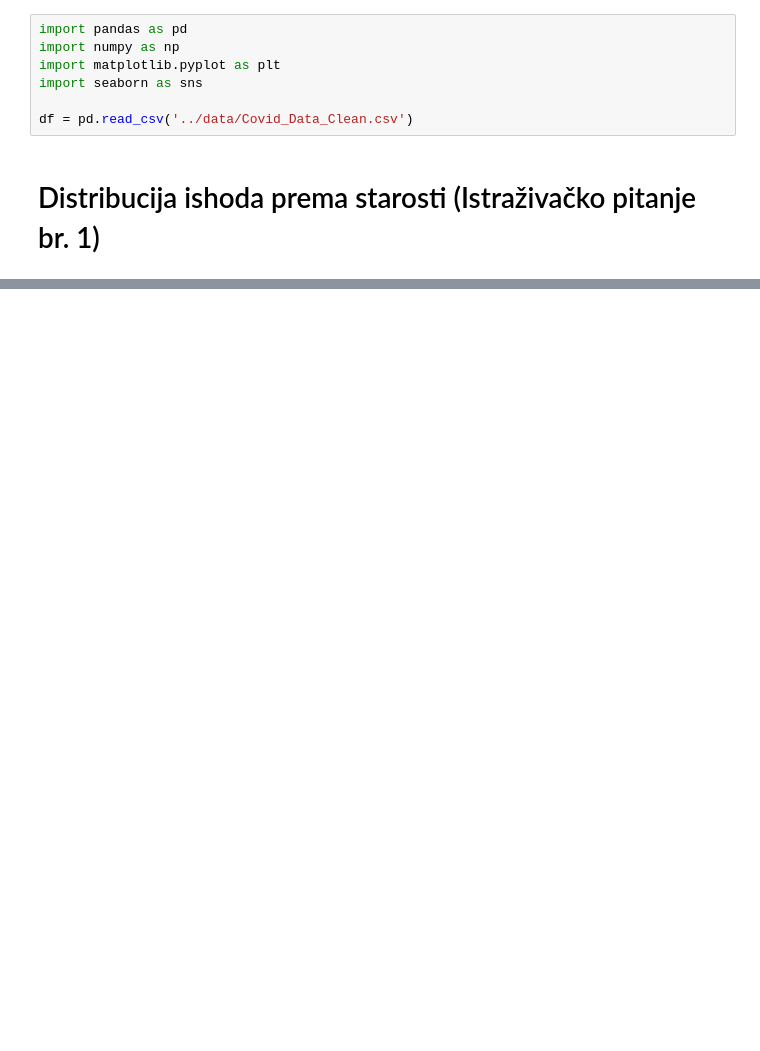
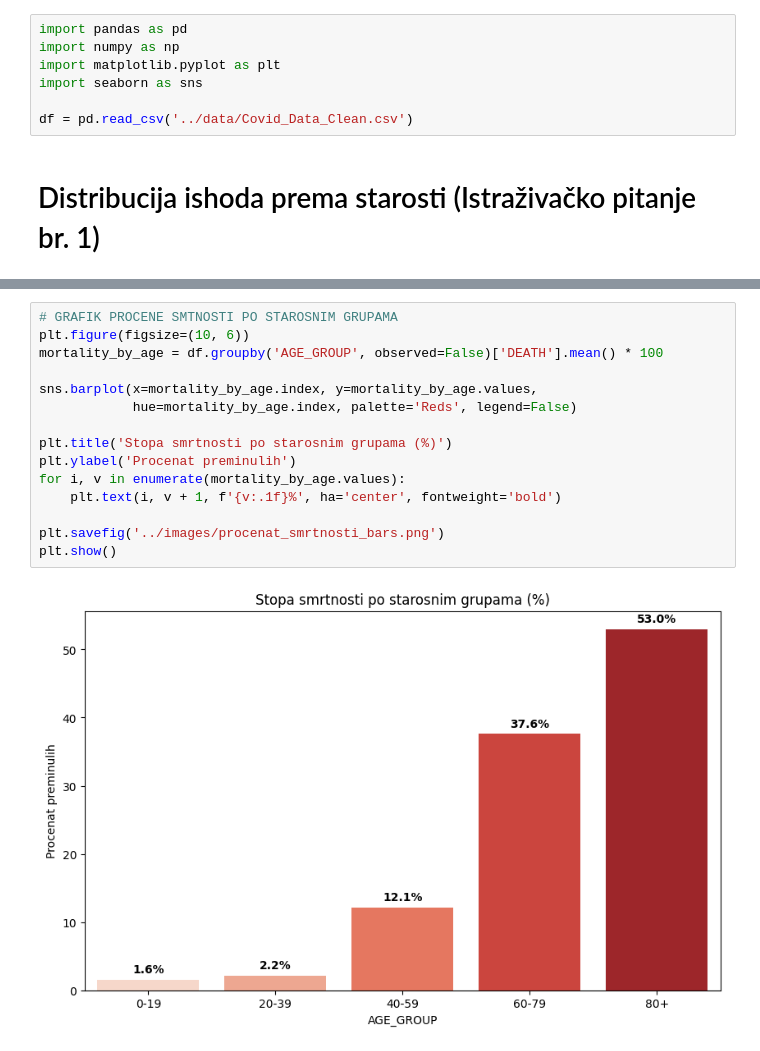
Before and after one commit to marijaag/covid19-analysys-BDIS, a Jupyter notebook: notebooks/4_EDA_Analiza.ipynb, the cells around one changed output, grey strips where cells are left out. Drawn from its saved outputs; the diff is of its cells as text; blank space fills up the shorter version.

```diff
--- a/notebooks/4_EDA_Analiza.ipynb
+++ b/notebooks/4_EDA_Analiza.ipynb
@@ -26,0 +43,17 @@ plt.show()
+# %%
+# GRAFIK PROCENE SMTNOSTI PO STAROSNIM GRUPAMA
+plt.figure(figsize=(10, 6))
+mortality_by_age = df.groupby('AGE_GROUP', observed=False)['DEATH'].mean() * 100
+
+sns.barplot(x=mortality_by_age.index, y=mortality_by_age.values,
+            hue=mortality_by_age.index, palette='Reds', legend=False)
+
+plt.title('Stopa smrtnosti po starosnim grupama (%)')
+plt.ylabel('Procenat preminulih')
+for i, v in enumerate(mortality_by_age.values):
+    plt.text(i, v + 1, f'{v:.1f}%', ha='center', fontweight='bold')
+
+plt.savefig('../images/procenat_smrtnosti_bars.png')
+plt.show()
+# %% [output]
+[figure, added]
```
Also changed, not shown: parts of 22 cells of this notebook, 15 other files.
